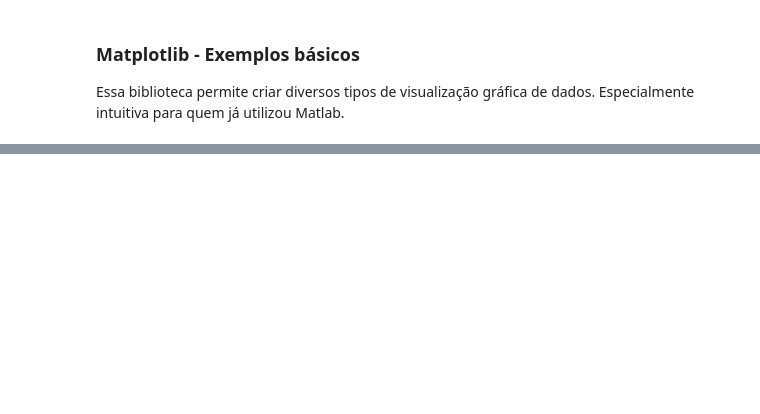
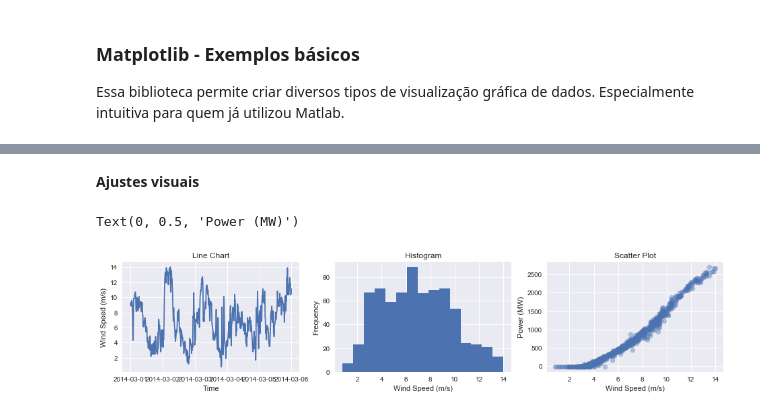
Before and after one commit to elipsesoftware/EPMProcessor, a Jupyter notebook: epmwebapi/exemplos/basic_use_matplotlib.ipynb, the cells around one changed output, grey strips where cells are left out. Cells and saved outputs as stored; diff of their text form; code cells hidden in the pictures; blank space fills up the shorter version.

```diff
--- a/epmwebapi/exemplos/basic_use_matplotlib.ipynb
+++ b/epmwebapi/exemplos/basic_use_matplotlib.ipynb
@@ -42,0 +79,26 @@ plt.hist(data['Value'])
+# %% [markdown]
+**Ajustes visuais**
+# %%
+#ajustando estilo
+plt.style.use('seaborn')
+
+fig, axs = plt.subplots(1, 3, figsize=(16, 3))
+
+
+axs[0].plot(wind_data['Timestamp'], wind_data['Value'])
+axs[0].set_title('Line Chart')
+axs[0].set_xlabel('Time')
+axs[0].set_ylabel('Wind Speed (m/s)')
+
+axs[1].hist(wind_data['Value'], bins=15)
+axs[1].set_title('Histogram')
+axs[1].set_xlabel('Wind Speed (m/s)')
+axs[1].set_ylabel('Frequency')
+
+axs[2].scatter(wind_data['Value'], power_data['Value'], alpha=0.4)
+axs[2].set_title('Scatter Plot')
+axs[2].set_xlabel('Wind Speed (m/s)')
+axs[2].set_ylabel('Power (MW)')
+# %% [output]
+Text(0, 0.5, 'Power (MW)')
+[figure, added]
```
Also changed, not shown: parts of 12 cells of this notebook, 2 other files.
